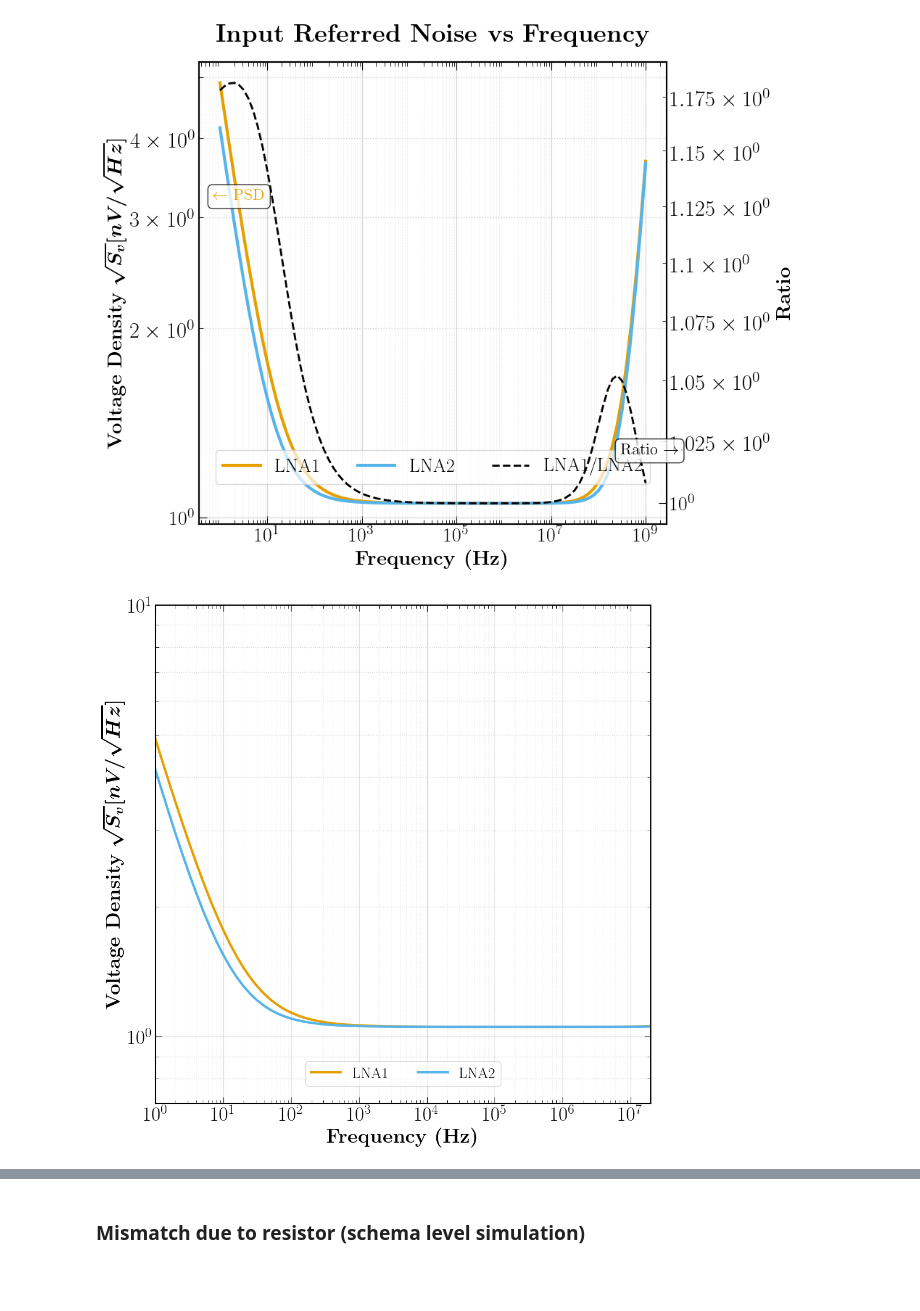
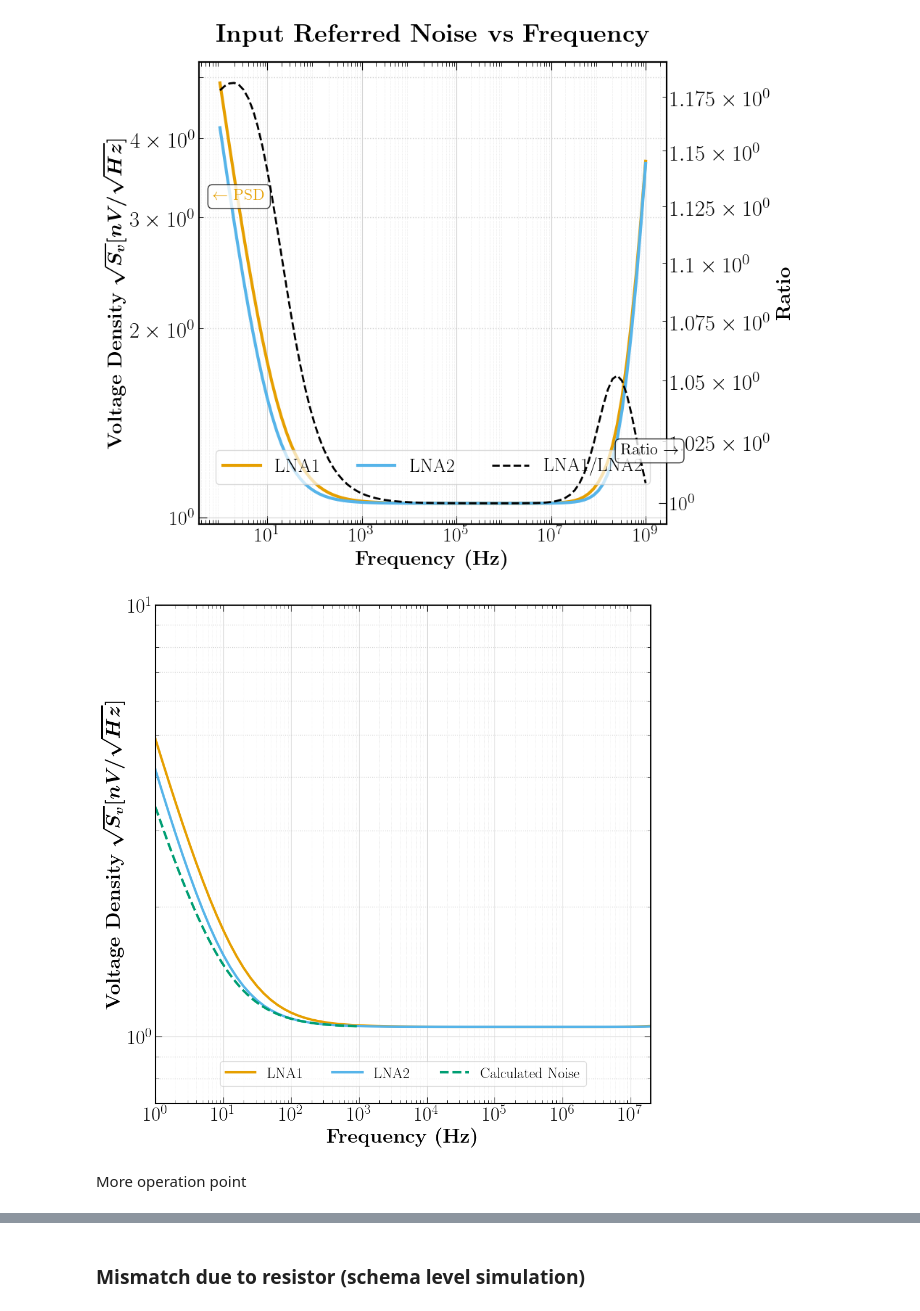
Before and after one commit to BaoTON1701/R-T_BiCMOS_run, a Jupyter notebook: code/Plot_results.ipynb, the cells around one changed output, grey strips where cells are left out. Saved outputs shown, nothing was run; the diff lists cells and outputs as text; code cells hidden in the pictures; blank space fills up the shorter version.

```diff
--- a/code/Plot_results.ipynb
+++ b/code/Plot_results.ipynb
@@ -151,26 +153,18 @@ plt.show()
 # %% [output]
 [figure]
 # %%
-
+op_noiserti_result = pd.read_csv(f"{dir}/inputnoise_calculate_tot.csv")
+op_noiserti_result.columns = ['f','noise']
 # --- 2. Plot Setup ---
 fig, ax_left = plt.subplots(figsize=(10, 10))
 
-# Create the Twin Axis sharing the X axis
-# ax_right = ax_left.twinx()
 
-# --- 3. Plotting ---
-
-# Plot Left Axis Data (Voltage Density)
-# Note: We capture the plot objects (l1, l2) to use in the legend later
 l1 = ax_left.loglog(input_noise['f'], input_noise['LNA1']*1e9,
                     label='LNA1', color=colors[1], lw=3)
 l2 = ax_left.loglog(input_noise['f'], input_noise['LNA2']*1e9,
                     label='LNA2', color=colors[2], lw=3)
-
-# Plot Right Axis Data (Ratio)
-# ratio_color = 'black'
-# l3 = ax_right.loglog(input_noise['f'], input_noise['LNA1']/input_noise['LNA2'],
-                    #  linestyle='--', label='LNA1/LNA2', color=ratio_color, lw=2)
+l3 = ax_left.loglog(op_noiserti_result['f'], op_noiserti_result['noise']*1e9,
+               label='Calculated Noise', color=colors[3], lw=3, linestyle='--')
 
 # --- 4. Formatting ---
 
@@ -179,53 +173,35 @@ l2 = ax_left.loglog(input_noise['f'], input_noise['LNA2']*1e9,
 ax_left.grid(True, which='both', linestyle=':', linewidth=1, color='lightgray')
 ax_left.set_xlabel(r'\textbf{Frequency (Hz)}', fontsize=25)
 
 # Left Y-Axis Formatting
 ax_left.set_ylabel(r'\textbf{Voltage Density} $\boldsymbol{\sqrt{S_v} [nV/ \sqrt{Hz}]}$',
                    fontsize=25)
 ax_left.tick_params(axis='both', which='major', labelsize=25)
 
-# # Right Y-Axis Formatting
-# ax_right.set_ylabel(r'\textbf{Ratio}', fontsize=20, color=ratio_color)
-# ax_right.tick_params(axis='y', labelsize=20, colors=ratio_color) # Color the ticks to match
-# ax_right.spines['right'].set_color(ratio_color) # Color the spine to match
 
-# --- 5. The Combined Legend ---
-# We gather handles (lines) and labels from both axes
-lines = l1 + l2  # Combine the lists of lines
+lines = l1 + l2 + l3 # Combine the lists of lines
 labels = [l.get_label() for l in lines] # Extract labels
 
 # Create one legend on the main axis
 ax_left.legend(lines, labels, loc='upper center', bbox_to_anchor=(0.5, 0.1),
                fancybox=True, shadow=False, ncol=3, fontsize=18.5,
                framealpha=0.7)
 
-# --- 6. Annotations (Explicit visual cues) ---
-
-# Annotation for Left Axis
-# ax_left.annotate(r'$\leftarrow$  PSD    ', xy=(0.03, 0.7), xycoords='axes fraction',
-#                  fontsize=16, fontweight='bold', color=colors[1],
-#                  bbox=dict(boxstyle="round,pad=0.3", fc="white", ec='black', alpha=0.8))
-
-# # Annotation for Right Axis
-# ax_right.annotate(r'Ratio $\rightarrow$', xy=(0.9, 0.15), xycoords='axes fraction',
-#                   fontsize=16, fontweight='bold', color=ratio_color,
-#                   bbox=dict(boxstyle="round,pad=0.3", fc="white", ec=ratio_color, alpha=0.8))
-
-# 1. Define the Locator
-# This tells matplotlib to place ticks at 2, 3, 4...9 for every decade
 minor_locator = LogLocator(base=10.0, subs=(0.2, 0.3, 0.4, 0.5, 0.6, 0.7, 0.8, 0.9), numticks=12)
 
 # 2. Apply it to the X-Axis
 ax_left.xaxis.set_minor_locator(minor_locator)
 
 # 3. Draw the Grids
 ax_left.grid(True, which='major', linestyle='-', linewidth=0.8, color='lightgray')
 ax_left.grid(True, which='minor', axis='x', linestyle=':', linewidth=0.5, color='lightgray', alpha=0.7)
 # Adjust x and y limits if necessary
 ax_left.set_xlim(1, 20e6)
 ax_left.set_ylim(7e-1,1e1)
 plt.tight_layout()
-plt.savefig(f"{plot_dir}/Input_Referred_Noise.png", dpi=300)
+# plt.savefig(f"{plot_dir}/Input_Referred_Noise.png", dpi=300)
 plt.show()
 # %% [output]
-[figure, old version]
+[figure, new version]
+# %% [markdown]
+More operation point
```
Also changed, not shown: parts of 13 cells of this notebook, 9 other files.
